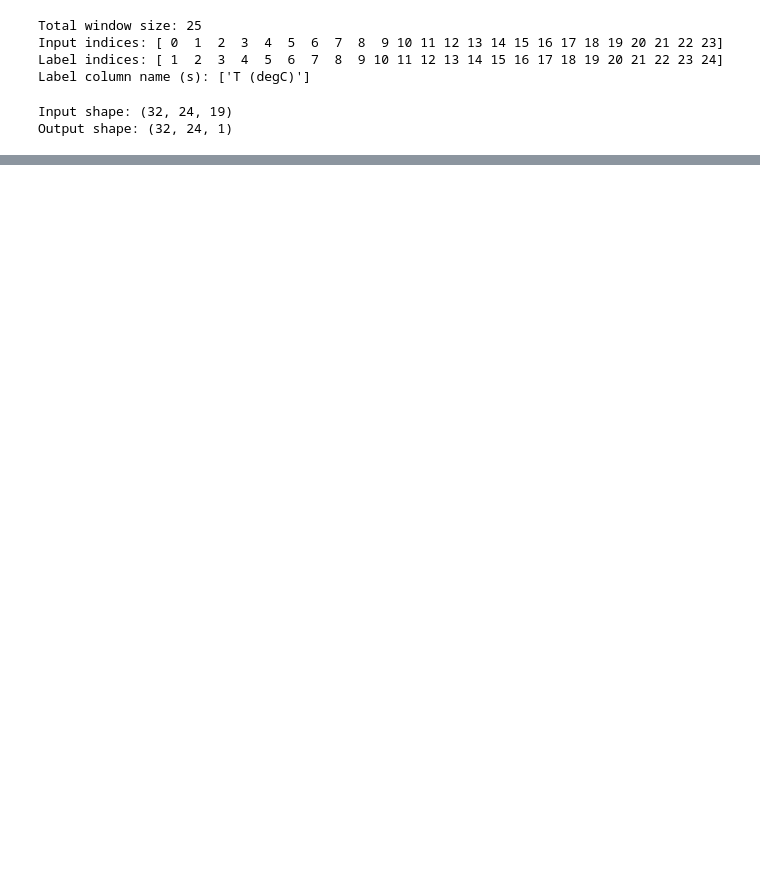
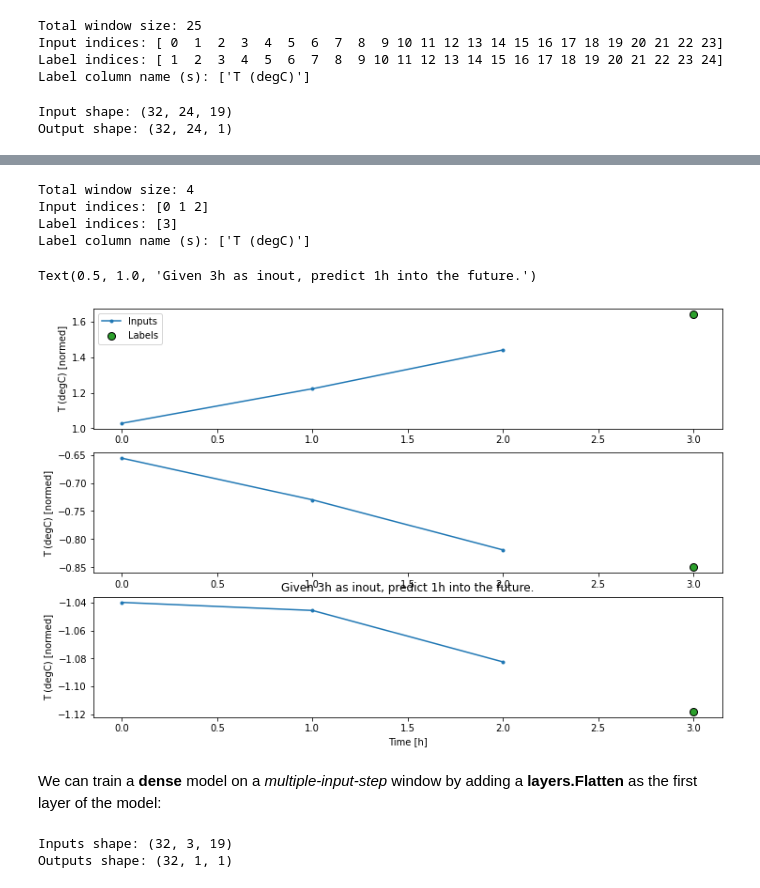
Before and after one commit to kenares/Keras, a Jupyter notebook: Advanced-Tensorflow-Time-Series-Forecasting.ipynb, the cells around one changed output, grey strips where cells are left out. Saved outputs shown, nothing was run; the diff lists cells and outputs as text; code cells hidden in the pictures; blank space fills up the shorter version.

```diff
--- a/Advanced-Tensorflow-Time-Series-Forecasting.ipynb
+++ b/Advanced-Tensorflow-Time-Series-Forecasting.ipynb
@@ -608,0 +750,20 @@ wide_window.plot(baseline)
+# %%
+CONV_WIDTH = 3
+conv_window = WindowGenerator(input_width=CONV_WIDTH,
+                             label_width=1,
+                             shift=1,
+                             label_columns=['T (degC)'])
+conv_window
+# %% [output]
+Total window size: 4
+Input indices: [0 1 2]
+Label indices: [3]
+Label column name (s): ['T (degC)']
+# %%
+conv_window.plot()
+plt.title('Given 3h as inout, predict 1h into the future.')
+# %% [output]
+Text(0.5, 1.0, 'Given 3h as inout, predict 1h into the future.')
+[figure, added]
+# %% [markdown]
+We can train a **dense** model on a *multiple-input-step* window by adding a **layers.Flatten** as the first layer of the model:
@@ -608,0 +782,6 @@ wide_window.plot(baseline)
+# %%
+print('Inputs shape:', conv_window.example[0].shape)
+print('Outputs shape:', multi_step_dense(conv_window.example[0]).shape)
+# %% [output]
+Inputs shape: (32, 3, 19)
+Outputs shape: (32, 1, 1)
```
Also changed, not shown: parts of 90 cells of this notebook.
